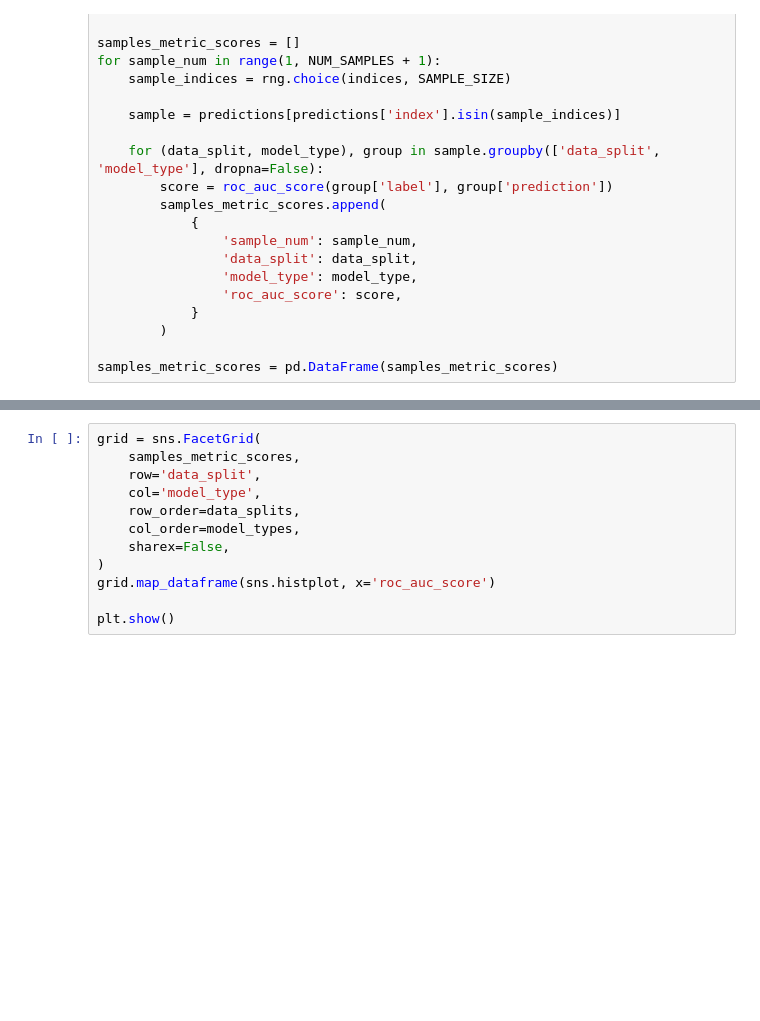
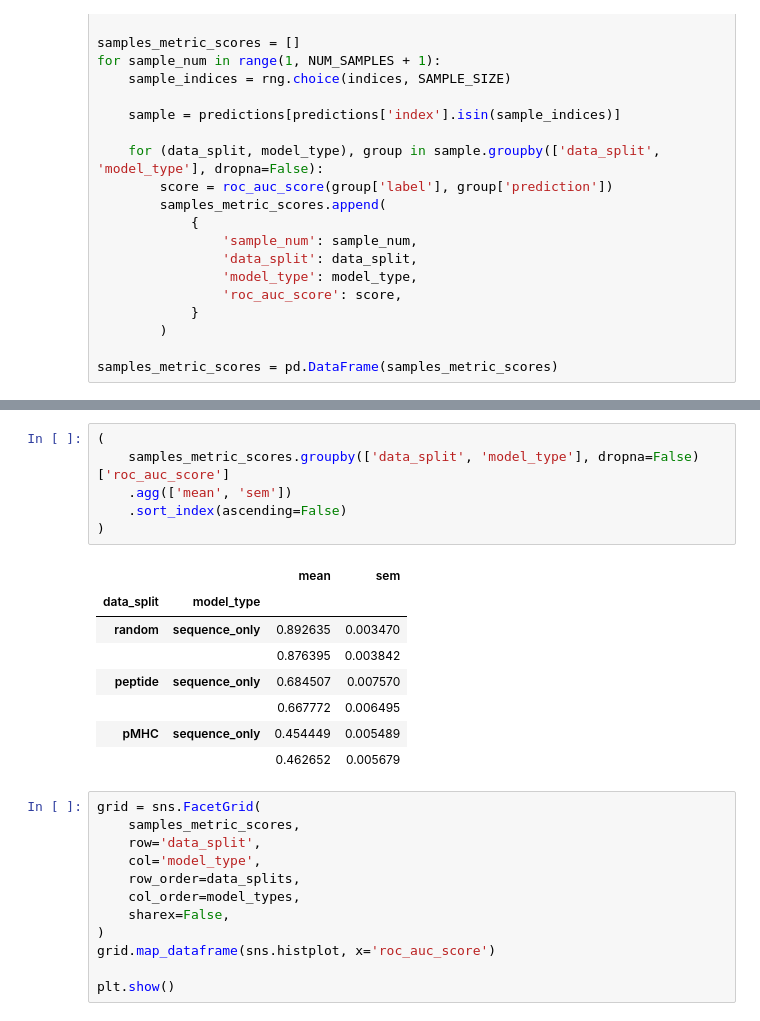
Before and after one commit to benjiemc/tcr-antigen-prediction, a Jupyter notebook: notebooks/evaluate_using_structures_vs_sequence.ipynb, the cells around one changed output, grey strips where cells are left out. Saved outputs shown, nothing was run; the diff lists cells and outputs as text; blank space fills up the shorter version.

```diff
--- a/notebooks/evaluate_using_structures_vs_sequence.ipynb
+++ b/notebooks/evaluate_using_structures_vs_sequence.ipynb
@@ -98,3 +98,18 @@ plt.show()
+# %%
+(
+    samples_metric_scores.groupby(['data_split', 'model_type'], dropna=False)['roc_auc_score']
+    .agg(['mean', 'sem'])
+    .sort_index(ascending=False)
+)
+# %% [output]
+|  |  | mean | sem |
+| data_split | model_type |  |  |
+| random | sequence_only | 0.892635 | 0.003470 |
+|  |  | 0.876395 | 0.003842 |
+| peptide | sequence_only | 0.684507 | 0.007570 |
+|  |  | 0.667772 | 0.006495 |
+| pMHC | sequence_only | 0.454449 | 0.005489 |
+|  |  | 0.462652 | 0.005679 |
 # %%
 grid = sns.FacetGrid(
     samples_metric_scores,
```
Also changed, not shown: parts of 1 cell of this notebook, 2 other files.
